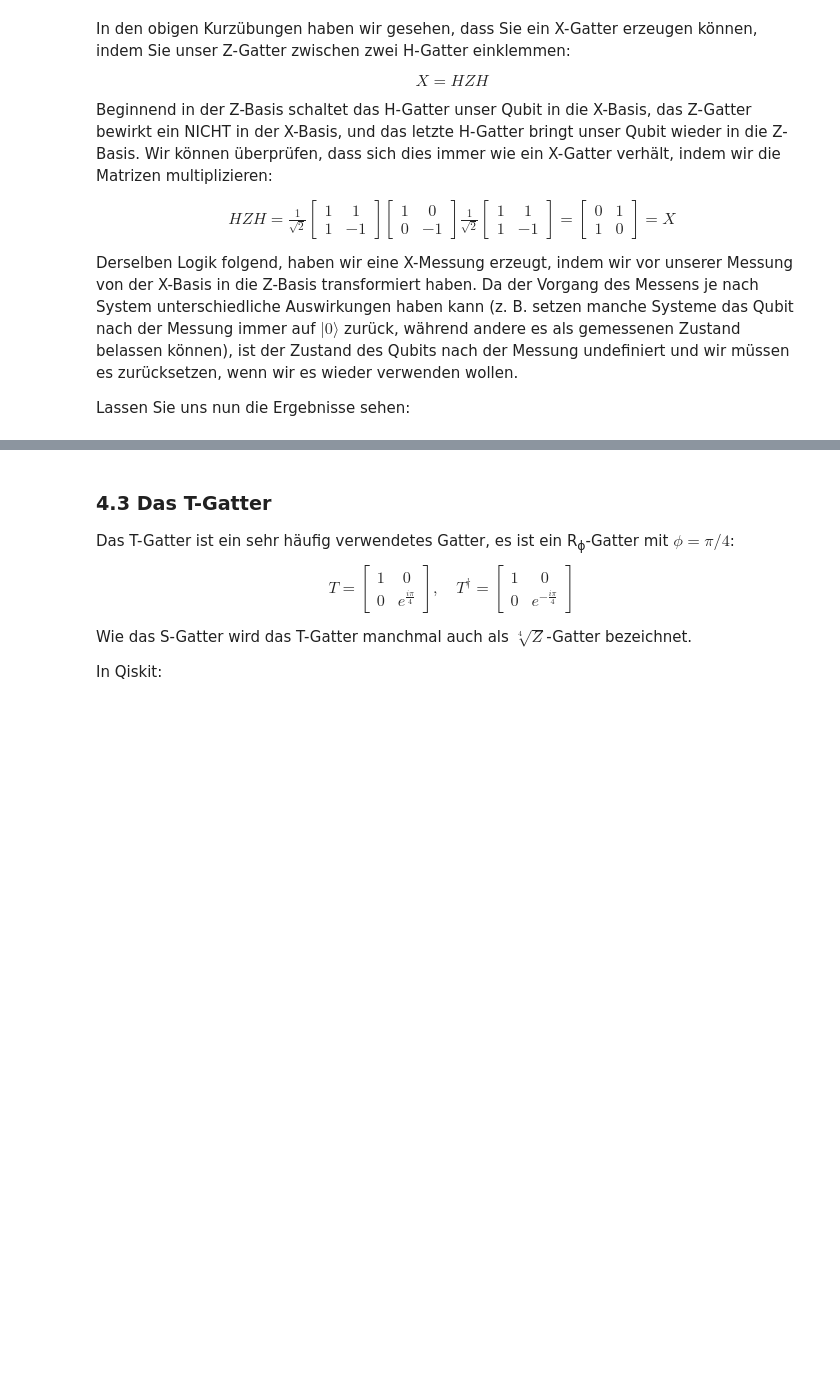
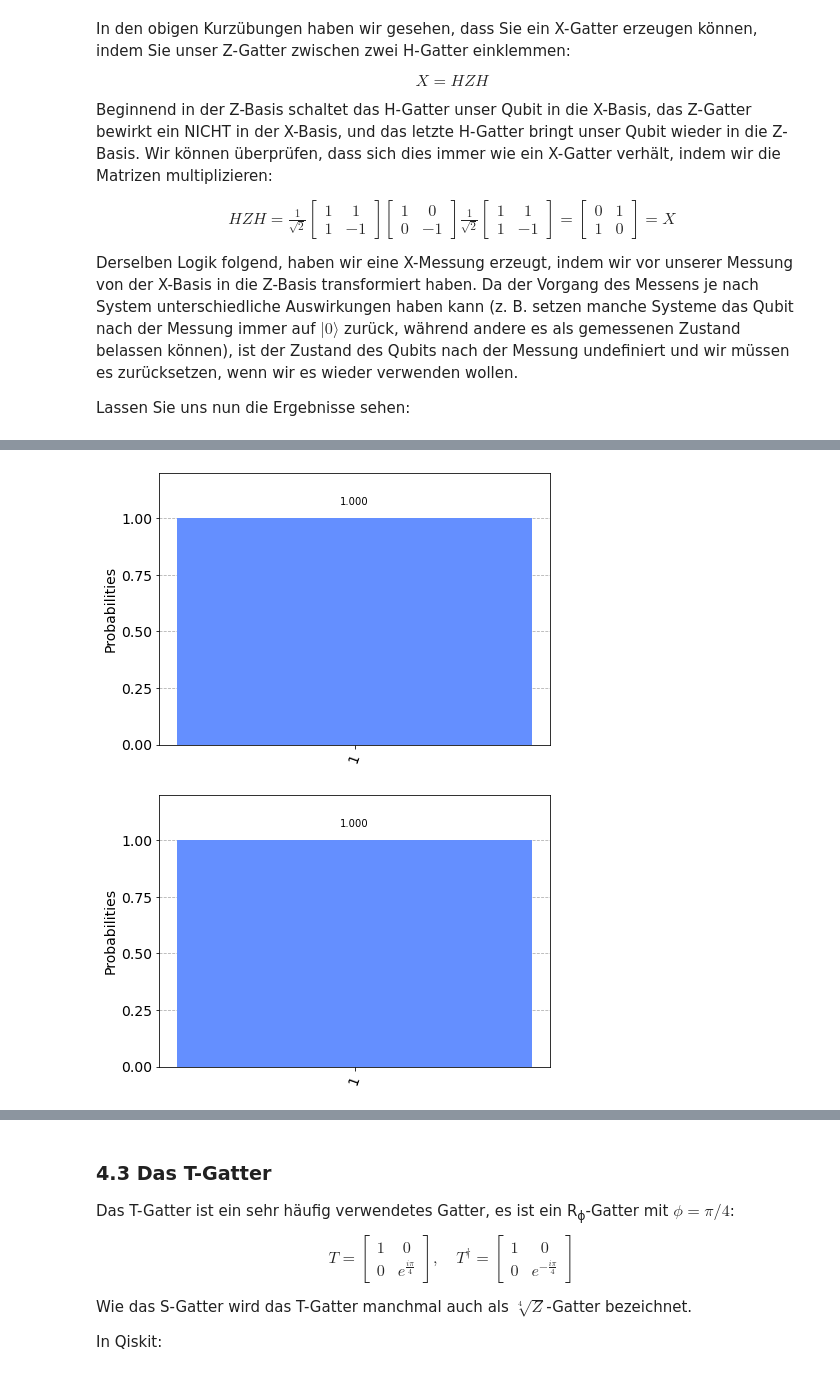
Before and after one commit to czachow/qcmb-training, a Jupyter notebook: content/04-EinQubitGatesII.ipynb, the cells around one changed output, grey strips where cells are left out. Saved outputs shown, nothing was run; the diff lists cells and outputs as text; code cells hidden in the pictures; blank space fills up the shorter version.

```diff
--- a/content/04-EinQubitGatesII.ipynb
+++ b/content/04-EinQubitGatesII.ipynb
@@ -89,8 +93,8 @@ Derselben Logik folgend, haben wir eine X-Messung erzeugt, indem wir vor unserer
 
 Lassen Sie uns nun die Ergebnisse sehen:
 # %%
-qasmsim = Aer.get_backend('qasm_simulator')  # Tell Qiskit how to simulate our circuit
-qobj = assemble(qc)  # Assemble circuit into a Qobj that can be run
-counts = qasmsim.run(qobj).result().get_counts()  # Do the simulation, returning the state vector
+sim = Aer.get_backend('qasm_simulator')  # Tell Qiskit how to simulate our circuit
+job = execute(qc, sim)  # Assemble circuit into a Qobj that can be run
+counts = job.result().get_counts()  # Do the simulation, returning the state vector
 plot_histogram(counts)  # Display the output state vector
 # %% [output]
@@ -98,3 +101,5 @@ plot_histogram(counts)  # Display the output state vector
+[figure, added]
+[figure, added]
 # %% [markdown]
 Wir haben unser Qubit im Zustand $|1\rangle$ initialisiert, aber wir können sehen, dass wir nach der Messung unser Qubit in die Zustände $|+\rangle$ oder $|-\rangle$ kollabiert haben. Wenn Sie die Zelle erneut ausführen, werden Sie unterschiedliche Ergebnisse sehen, aber der Endzustand des Qubits wird immer $|+\rangle$ oder $|-\rangle$ sein.
 
```
Also changed, not shown: parts of 13 cells of this notebook.
